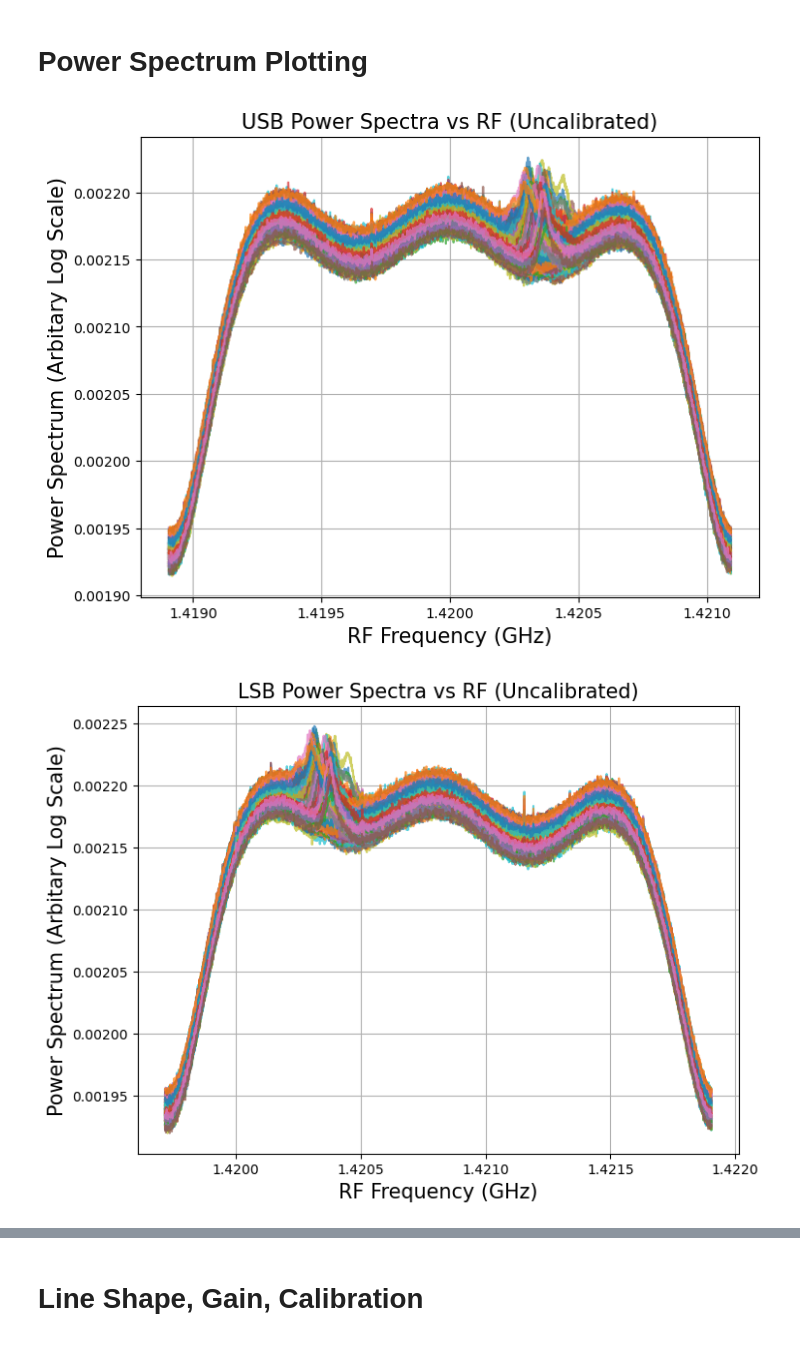
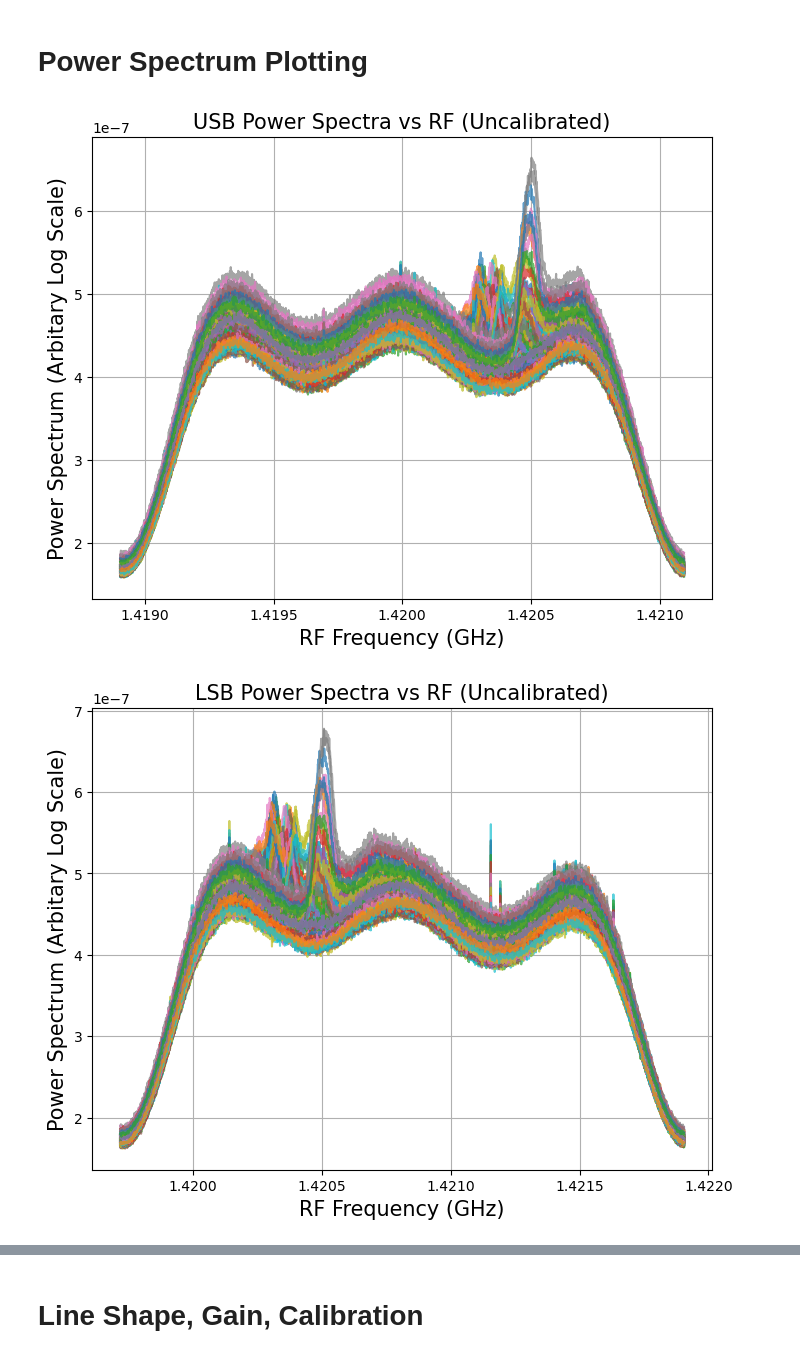
Before and after one commit to Brandon102002/ugastro, a Jupyter notebook: lab_4_analysis.ipynb, the cells around one changed output, grey strips where cells are left out. Cells and saved outputs as stored; diff of their text form; code cells hidden in the pictures.

Commit message:
fixed calibration and gaussian fitting

```diff
--- a/lab_4_analysis.ipynb
+++ b/lab_4_analysis.ipynb
@@ -162,9 +151,11 @@ data_4_25 = extractSdrPoints(folder_path, normalize=True, correction=correction)
 #folder_path = "4_28_1"
 #data_4_28 = extractSdrPoints(folder_path, normalize=True)
 
-folder_path = "4_29_Andres_2"
-data_4_29 = extractSdrPoints(folder_path, normalize=True)
+folder_path = "4_29_CalInt_4"
+data_1 = extractSdrPoints(folder_path, normalize=True)
 
-folder_path = "4_29_CalInt_4"
-data_4_30 = extractSdrPoints(folder_path, normalize=False)
+folder_path = "4_29_CalInt_4_Missing"
+data_2 = extractSdrPoints(folder_path, normalize=True)
+
+data = merge_sdr_data(data_1, data_2)
 # %%
@@ -202,7 +193,7 @@ def plot_power_spectra(points, which="USB", LO=LO_USB, spike_mask_range=None, no
             continue    # Skip
 
         spectrum = spectrum - np.mean(spectrum) if normalize else spectrum
-        spectrum = fftshift(np.log(spectrum[bounds[0]:bounds[1]]))
+        spectrum = fftshift(spectrum[bounds[0]:bounds[1]])
         if spike_mask_range:
             spectrum = mask_and_resample_spike(freqs, spectrum, spike_mask_range)
 
@@ -249,9 +240,9 @@ def mask_and_resample_spike(freqs, spectrum, spike_range):
     return cleaned
 # %%
 mask = (1.419995e9, 1.420005e9)
-plot_power_spectra(data_4_30[0]["normal"], which="USB", LO=LO_USB)
-plot_power_spectra(data_4_30[0]["normal"], which="LSB", LO=LO_LSB, spike_mask_range=mask)
-plot_power_spectra(data_4_30[0]["calibration"], which="USB", LO=LO_USB)
+plot_power_spectra(data[0]["normal"], which="USB", LO=LO_USB)
+plot_power_spectra(data[0]["normal"], which="LSB", LO=LO_LSB, spike_mask_range=mask)
+plot_power_spectra(data[0]["calibration"], which="USB", LO=LO_USB)
 # %% [output]
-[figure, old version]
+[figure, new version]
-[figure, old version]
+[figure, new version]
```
Also changed, not shown: parts of 12 cells of this notebook.
